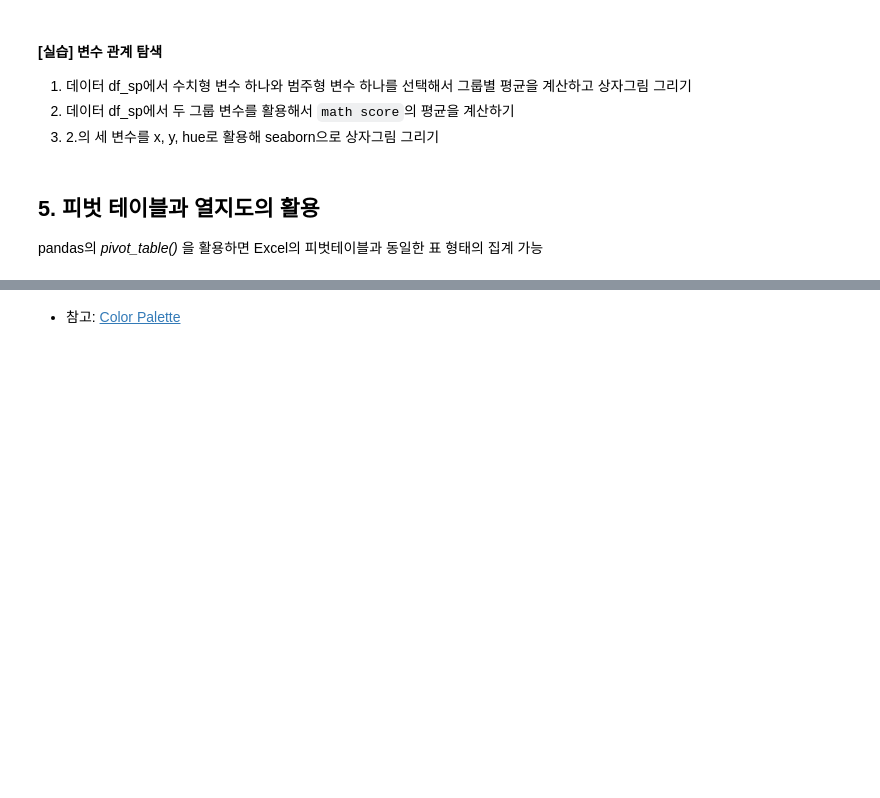
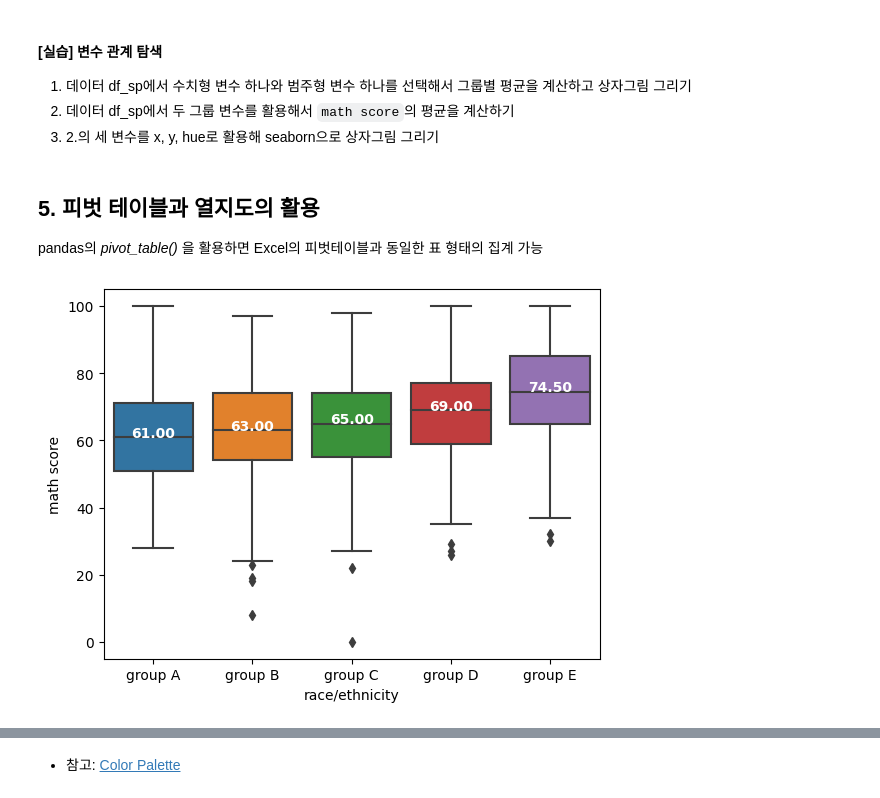
Before and after one commit to jonhpark7966/fastcampus_python_data_analysis, a Jupyter notebook: 20231010_remote/04_데이터 집계와 시각화.ipynb, the cells around one changed output, grey strips where cells are left out. Saved outputs shown, nothing was run; the diff lists cells and outputs as text; code cells hidden in the pictures; blank space fills up the shorter version.

```diff
--- a/20231010_remote/04_데이터 집계와 시각화.ipynb
+++ b/20231010_remote/04_데이터 집계와 시각화.ipynb
@@ -362,0 +379,13 @@ sns.heatmap(agg2_wide)
+# %%
+df_sp2 = df_sp.sort_values('race/ethnicity')
+score_box = sns.boxplot(data=df_sp2, x='race/ethnicity', y='math score')
+# 중앙값(mean) 계산
+medians = df_sp.groupby(['race/ethnicity'])['math score'].median()
+
+# 중앙값(mean) 표시
+for xtick in score_box.get_xticks():
+    score_box.text(xtick, medians[xtick], f'{medians[xtick]:.2f}', horizontalalignment='center', size='medium', color='w', weight='semibold')
+
+plt.show()
+# %% [output]
+[figure, added]
```
Also changed, not shown: parts of 65 cells of this notebook, 1 other file.
